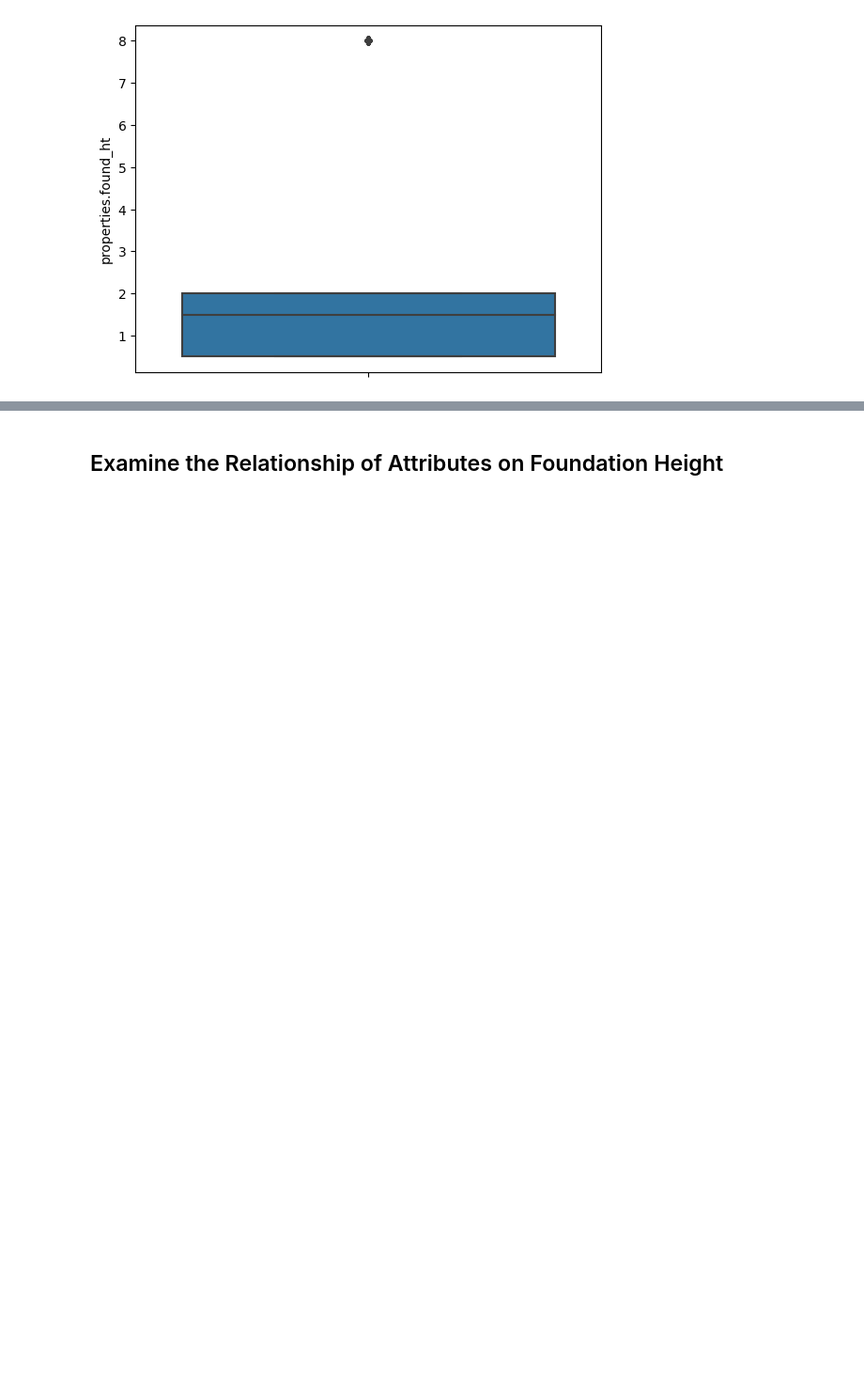
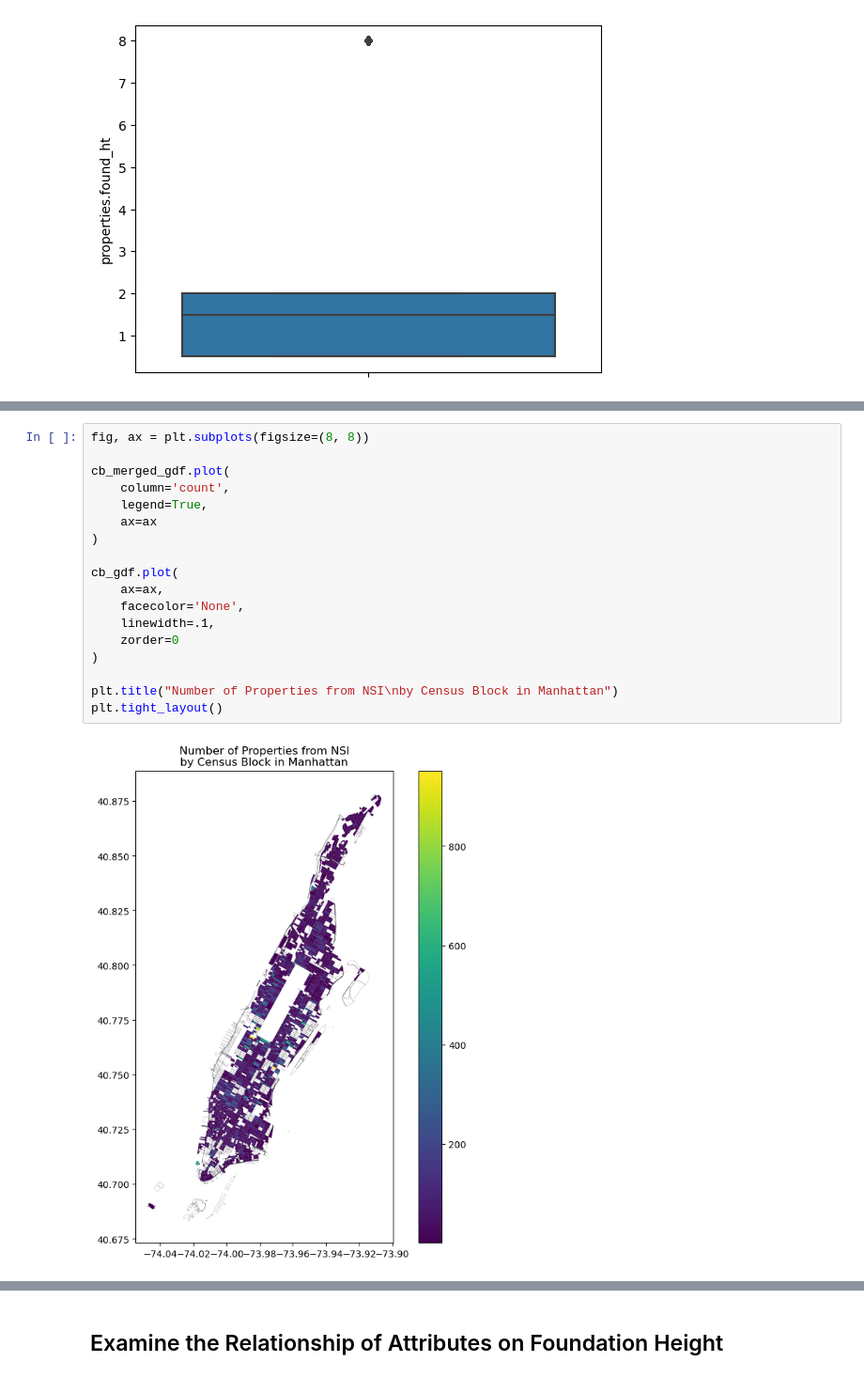
Before and after one commit to mebauer/national-structure-inventory-examples, a Jupyter notebook: analysis-examples.ipynb, the cells around one changed output, grey strips where cells are left out. Shown at 94% size. Drawn from its saved outputs; the diff is of its cells as text; blank space fills up the shorter version.

```diff
--- a/analysis-examples.ipynb
+++ b/analysis-examples.ipynb
@@ -647,0 +582,20 @@ plt.tight_layout()
+# %%
+fig, ax = plt.subplots(figsize=(8, 8))
+
+cb_merged_gdf.plot(
+    column='count',
+    legend=True,
+    ax=ax
+)
+
+cb_gdf.plot(
+    ax=ax,
+    facecolor='None',
+    linewidth=.1,
+    zorder=0
+)
+
+plt.title("Number of Properties from NSI\nby Census Block in Manhattan")
+plt.tight_layout()
+# %% [output]
+[figure, added]
```
Also changed, not shown: parts of 25 cells of this notebook, 2 other files.
